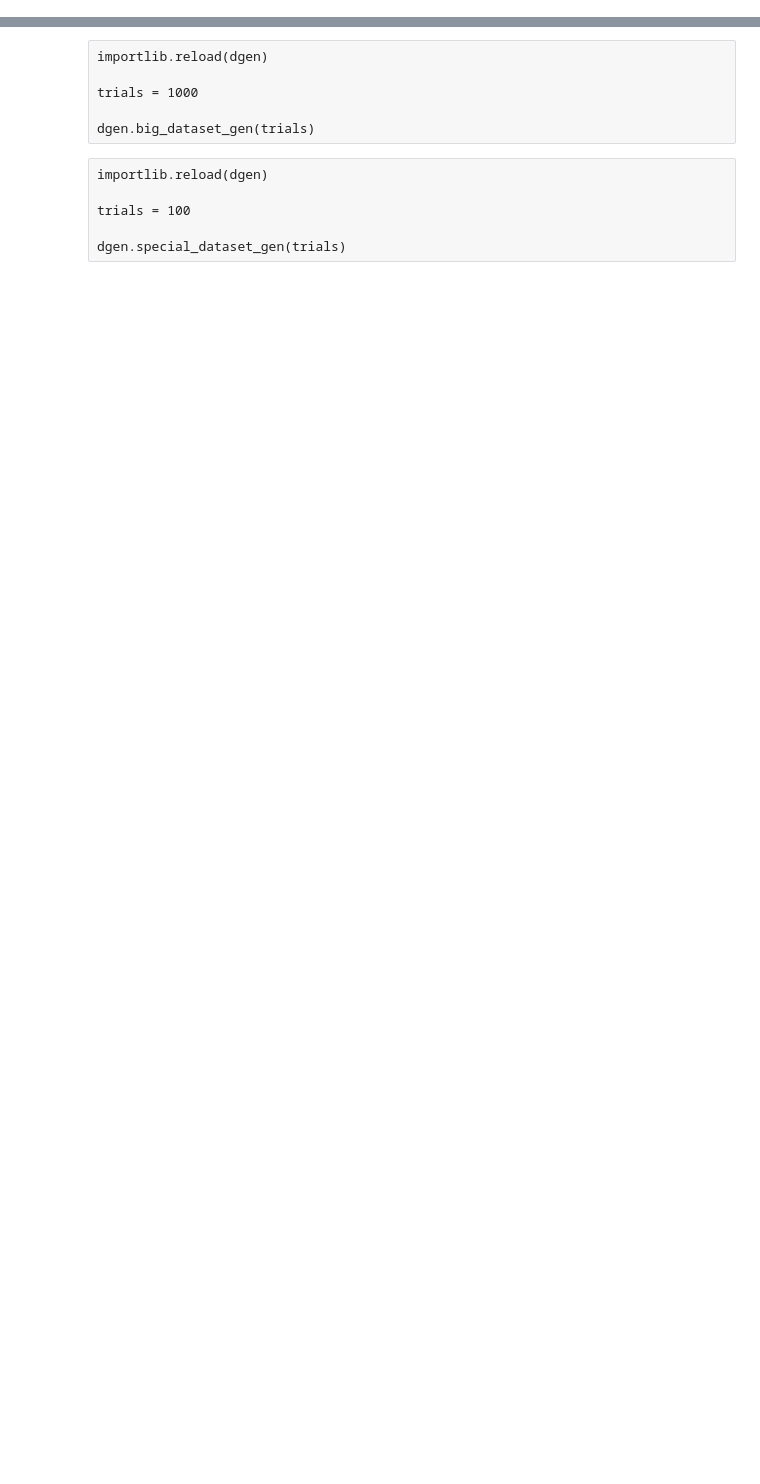
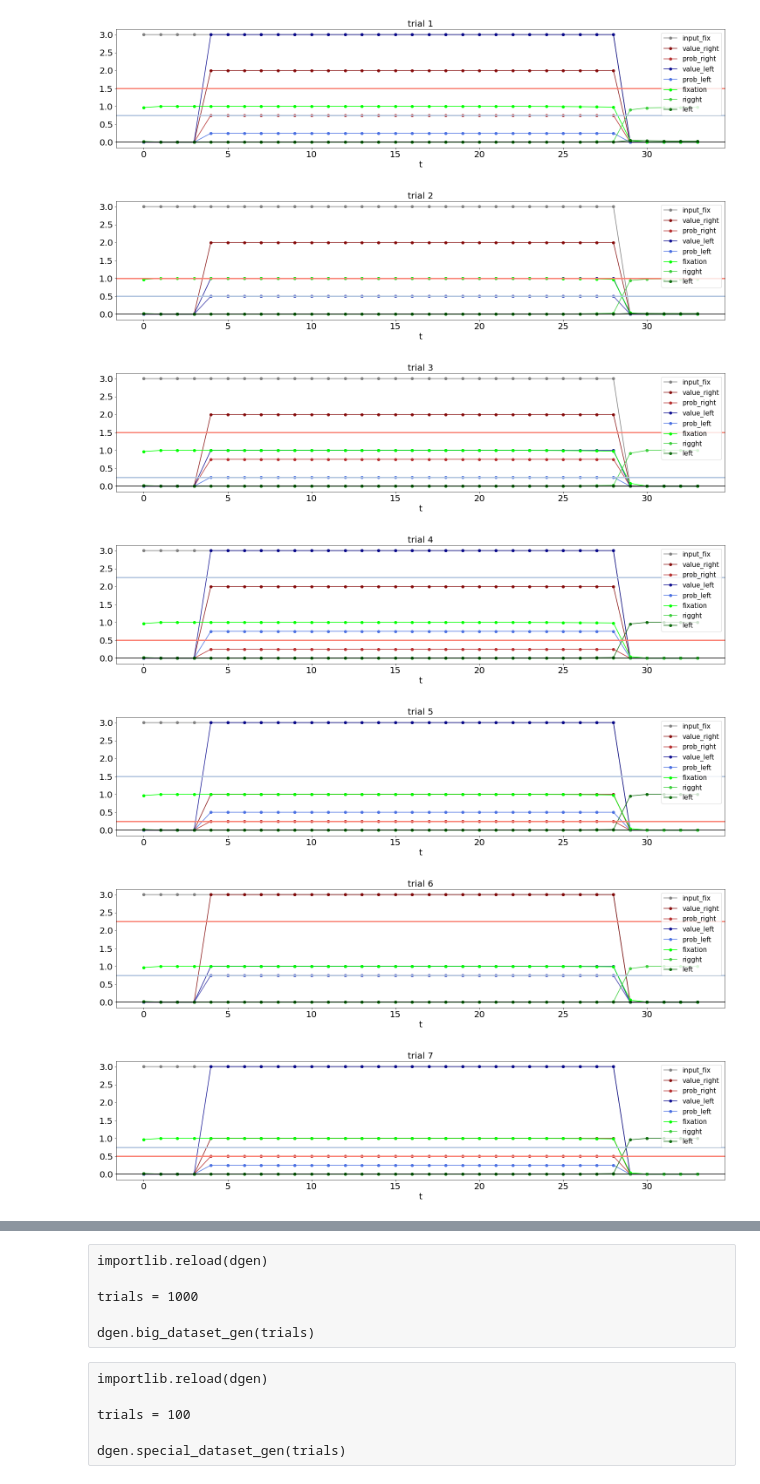
Before and after one commit to MartiniMarittimo/Relevant_neurons_analysis, a Jupyter notebook: relevant_neurons_analysis.ipynb, the cells around one changed output, grey strips where cells are left out. Cells and saved outputs as stored; diff of their text form; code cells hidden in the pictures; blank space fills up the shorter version.

```diff
--- a/relevant_neurons_analysis.ipynb
+++ b/relevant_neurons_analysis.ipynb
@@ -25,0 +67,45 @@ dgen.small_dataset_gen(trials)
+# %%
+inputs_val = inputs_val.to(torch.float64)
+output = reinforce.actor_network(inputs_val).clone().detach()
+# %%
+for i in range(20):
+
+    obs = np.asarray(inputs_val[i]).T
+    targets = np.asarray(output[i]).T
+
+    plt.figure(figsize=(25,5))
+
+    plt.plot(obs[0], "-o", label="input_fix", color="gray")
+    plt.plot(obs[1], "-o", label="value_right", color="maroon", alpha=0.9)
+    plt.plot(obs[2], "-o", label="prob_right", color="firebrick", alpha=0.9)
+    plt.plot(obs[3], "-o", label="value_left", color="darkblue", alpha=0.9)
+    plt.plot(obs[4], "-o", label="prob_left", color="royalblue", alpha=0.9)
+    plt.plot(targets[0], "-o", label="fixation", color="lime")
+    plt.plot(targets[1], "-o", label="rigght", color="limegreen", alpha=0.9)
+    plt.plot(targets[2], "-o", label="left", color="darkgreen", alpha=0.9)
+    #plt.plot(actions, "-o", label="actions", color="cyan", alpha=0.9)
+    #plt.plot(rewards[start:stop], "-o", label="rewards", color="gold", alpha=1)
+    #plt.plot(cum_rho[start:stop], "-o", label="cum_rho", color="cyan", alpha=0.5)
+    #plt.plot(values.clone().detach().numpy()[start:stop], "-o", label="values", color="purple", alpha=0.5)
+    #plt.plot(stop-length-2, gt[i], "*", markersize=25, color="orange")
+    plt.axhline(0, color="black")
+    plt.axhline(obs[1][10]*obs[2][10], color="salmon", linewidth=3)
+    plt.axhline(obs[3][10]*obs[4][10], color="lightsteelblue", linewidth=3)
+
+    plt.xlabel("t", size=20)
+    plt.xticks(size=20)
+    plt.yticks(size=20)
+    plt.title("trial %i" %(i+1), size=20)
+    #if actions[start:stop][-2] == 1:
+    #    plt.text(len(actions[start:stop])-3, 1.1, 'R_red', style='italic', fontsize=20)
+    #elif actions[start:stop][-2] == 2:
+    #    plt.text(len(actions[start:stop])-3, 2.1, 'L_blue', style='italic', fontsize=20)
+    plt.legend(fontsize=15, loc="upper right");
+# %% [output]
+[figure, added]
+[figure, added]
+[figure, added]
+[figure, added]
+[figure, added]
+[figure, added]
+[figure, added]
```
Also changed, not shown: parts of 16 cells of this notebook, 6 other files.
